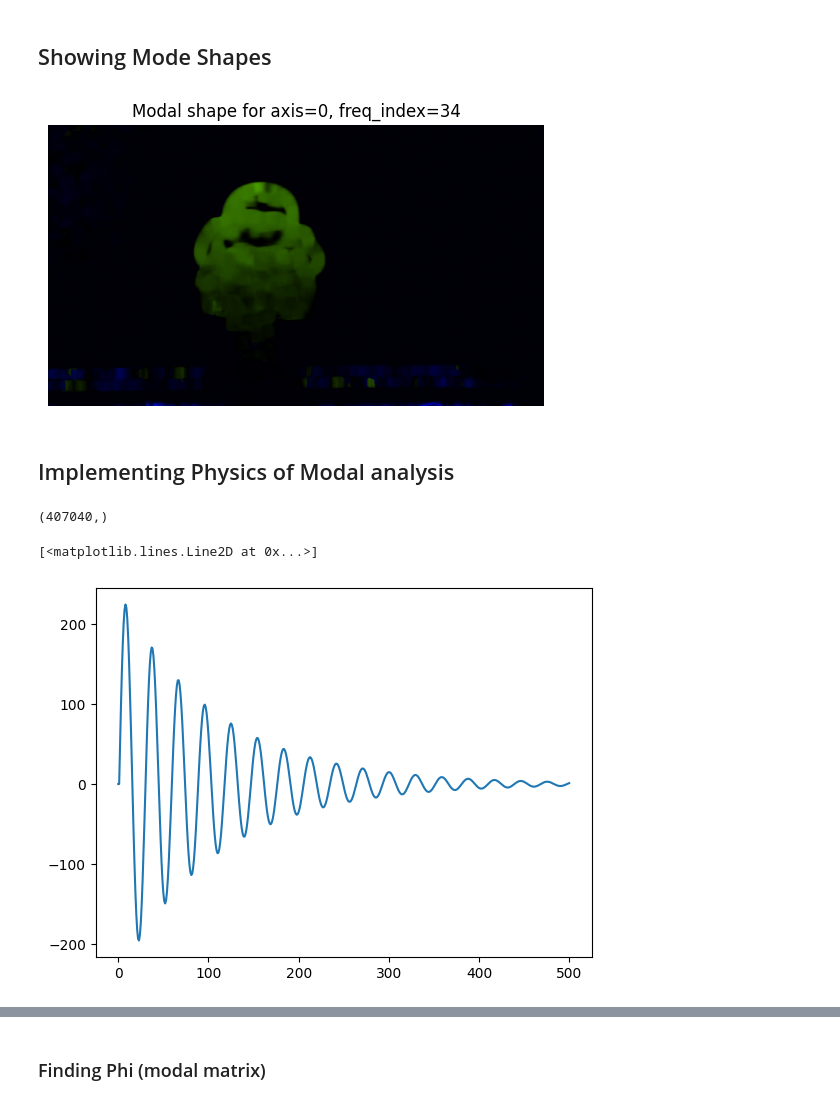
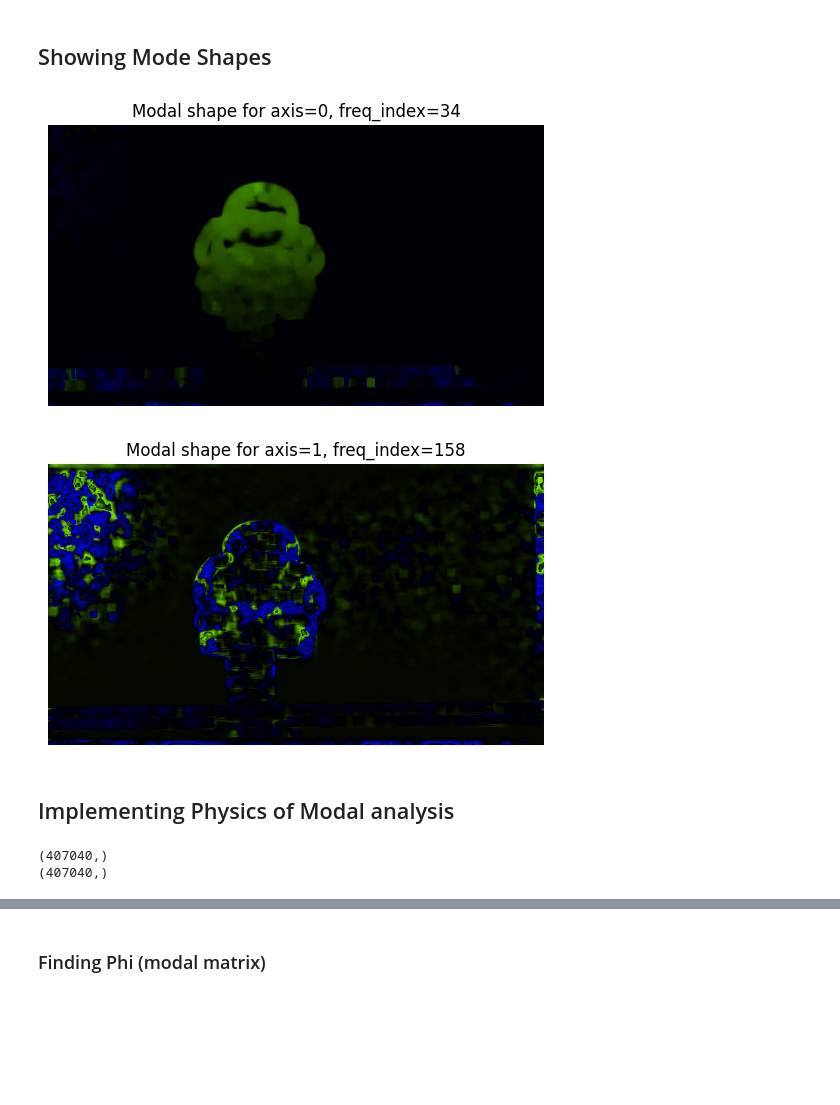
Before and after one commit to akshatsanghvi211103/DIP_Project, a Jupyter notebook: modal_analysis.ipynb, the cells around one changed output, grey strips where cells are left out. Saved outputs shown, nothing was run; the diff lists cells and outputs as text; code cells hidden in the pictures; blank space fills up the shorter version.

```diff
--- a/modal_analysis.ipynb
+++ b/modal_analysis.ipynb
@@ -285,46 +305,36 @@ mode_shape = calcModeShape(disp, axis, freq_index)
+# %%
+# calculating the mode shape
+freq_indexX = max_freq_indexX
+freq_indexY = max_freq_indexY
+mode_shapeX = calcModeShape(disp, axisX, freq_indexX)
+mode_shapeY = calcModeShape(disp, axisY, freq_indexY)
 # %%
 # displaying the mode shape for a particular frequency
-plt.title(f"Modal shape for axis={axis}, freq_index={freq_index}")
+plt.title(f"Modal shape for axis={axisX}, freq_index={freq_indexX}")
 plt.axis("off")
-plt.imshow(mode_shape)
+plt.imshow(mode_shapeX)
 
 plt.show()
+
+# displaying the mode shape for a particular frequency
+plt.title(f"Modal shape for axis={axisY}, freq_index={freq_indexY}")
+plt.axis("off")
+plt.imshow(mode_shapeY)
+
+plt.show()
 # %% [output]
 [figure]
+[figure, added]
 # %% [markdown]
 ## Implementing Physics of Modal analysis
-# %%
-best_mode = calcFreqShape(disp, axis=0, freq_index=max_freq_index)
-best_mode = best_mode.reshape(-1)
-print(best_mode.shape)
-# %% [output]
-(407040,)
-# %%
-a = 1
-p = (215, 457) # point of application of force
-d = [-1, 1] # x and y component
-f_i = d[1] * np.abs(best_mode[p[0] * 848 + p[1]])
-f = f_i
-
-t = 500 # Number of time-steps to simulate vibration of
-y = np.zeros((t + 1, 2))
-h = 1 # we had assumed time stamp is 1 in the x+vt
-d = 0.15
-m = 1
-w = 0.2138364779874214
-
-
-m1 = np.array([[1, h], [-w**2 * h, 1 - 2*d*w*h]])
-m2 = np.array([0, h/m])
-
-for i in range(t):
-  if(i != 0):
-    f = 0
-  y[i + 1] = (m1 @ y[i].T) + (m2.T * f)
-  y[i + 1] = y[i + 1].T
-
-
-plt.plot(y[:, 0])
-# %% [output]
-[<matplotlib.lines.Line2D at 0x...>]
-[figure, removed]
+# %%
+best_modeX = calcFreqShape(disp, axis=axisX, freq_index=max_freq_indexX)
+best_modeX = best_modeX.reshape(-1)
+print(best_modeX.shape)
+
+best_modeY = calcFreqShape(disp, axis=axisY, freq_index=max_freq_indexY)
+best_modeY = best_modeY.reshape(-1)
+print(best_modeY.shape)
+# %% [output]
+(407040,)
+(407040,)
```
Also changed, not shown: parts of 18 cells of this notebook, 1 other file.
